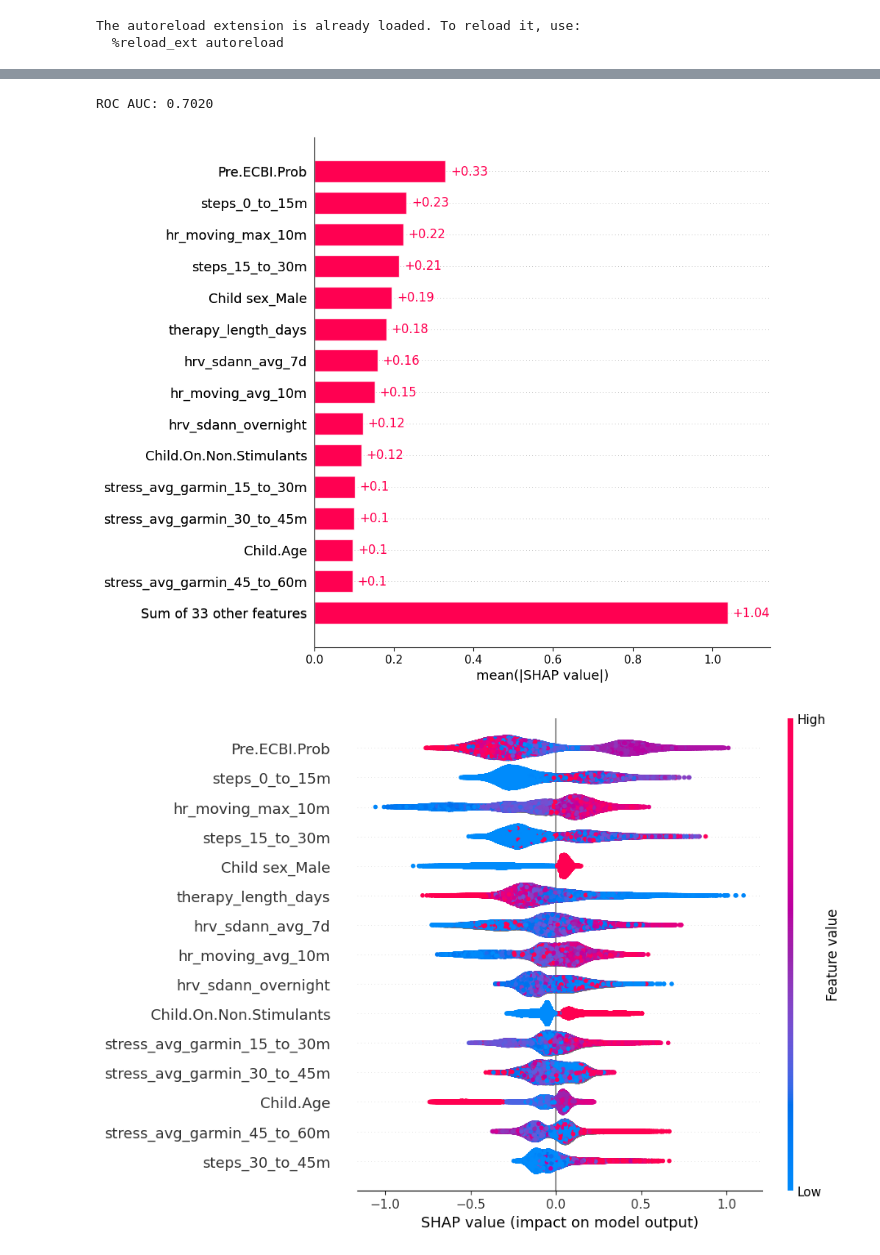
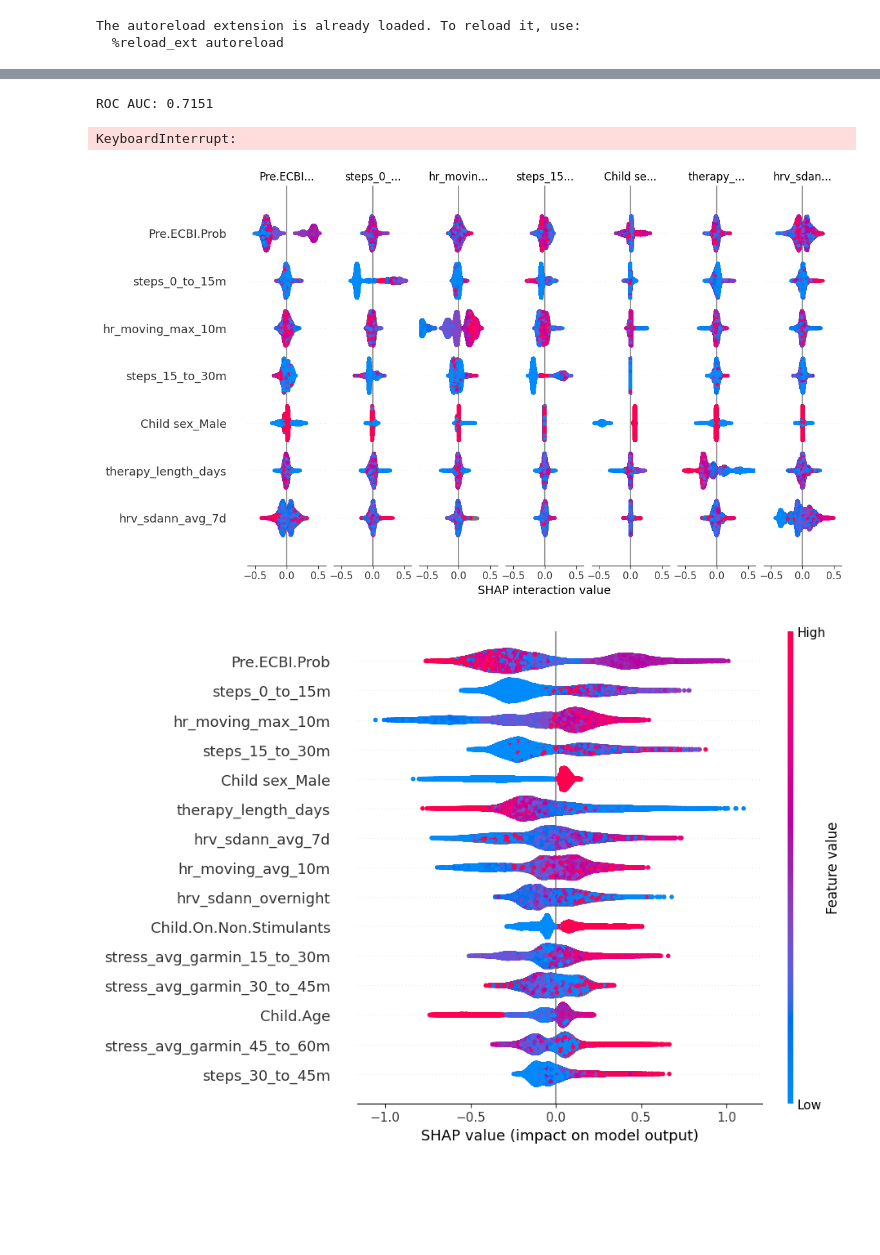
Before and after one commit to lab-heal/pistachio, a Jupyter notebook: eval_shap.ipynb, the cells around one changed output, grey strips where cells are left out. Cells and saved outputs as stored; diff of their text form; code cells hidden in the pictures; blank space fills up the shorter version.

```diff
--- a/eval_shap.ipynb
+++ b/eval_shap.ipynb
@@ -21,9 +21,27 @@ cleaned_dyads_dfs = engineer_features(
     sleep_days_to_keep=[1, 2],
 )
 
-df = pd.concat(list(cleaned_dyads_dfs.values()), axis=1)
-df_sham = cleaned_dyads_df[cleaned_dyads_df["Arm_Sham"]]
-df_treat = cleaned_dyads_df[~cleaned_dyads_df["Arm_Sham"]]
+feature_sets = {
+    "index": True,
+    "response": True,
+    #
+    "hr": True,
+    "activity": True,
+    "sleep": True,
+    "stress": False,
+    "overnight_hrv": False,
+    "medical": True,
+    "therapy": True,
+    "child_demo": True,
+    "parent_demo": False,
+    "temporal": False,
+}
+
+df = pd.concat(
+    [cleaned_dyads_dfs[key] for key, include in feature_sets.items() if include], axis=1
+)
+df_sham = df[df["Arm_Sham"]]
+df_treat = df[~df["Arm_Sham"]]
 # %% [output]
 The autoreload extension is already loaded. To reload it, use:
   %reload_ext autoreload
@@ -41,7 +52,7 @@ df_test = df_treat
 automl = AutoML()
 
 automl_settings = {
-    "time_budget": 15,  # seconds
+    "time_budget": 30,  # seconds
     # "train_time_limit": 1,  # seconds
     "task": "classification",
     "metric": "log_loss",
@@ -93,7 +104,7 @@ y_pred_proba = model.predict_proba(X_test)[:, 1]
 roc_auc = roc_auc_score(y_test, y_pred_proba)
 print(f"ROC AUC: {roc_auc:.4f}")
 # %% [output]
-ROC AUC: 0.7020
+ROC AUC: 0.7151
 # %%
 # Create SHAP explainer
 explainer = shap.Explainer(model)
@@ -101,4 +112,6 @@ shap_values = explainer(X_test)
 # Note: Bar plot does not accept "group_remaining_features" argument
 shap.plots.bar(shap_values, max_display=15)
 # %% [output]
-[figure, removed]
+KeyboardInterrupt:
+# %%
+interaction_values = explainer.shap_interaction_values(X_test)
@@ -105,3 +123,7 @@ shap.plots.bar(shap_values, max_display=15)
+# %%
+shap.summary_plot(interaction_values, X_test)
+# %% [output]
+[figure, added]
 # %%
 shap.plots.beeswarm(shap_values, max_display=15, group_remaining_features=False)
 # %% [output]
```
Also changed, not shown: parts of 3 cells of this notebook, 5 other files.
